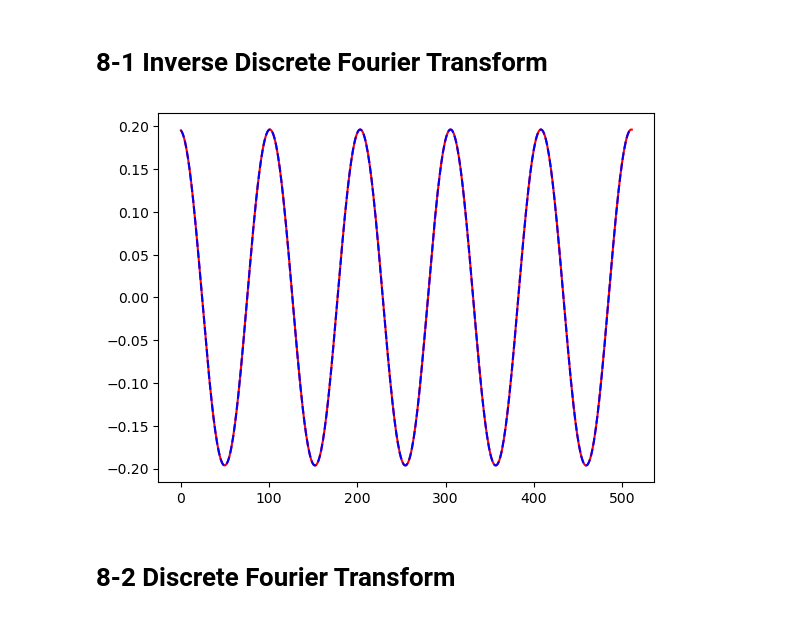
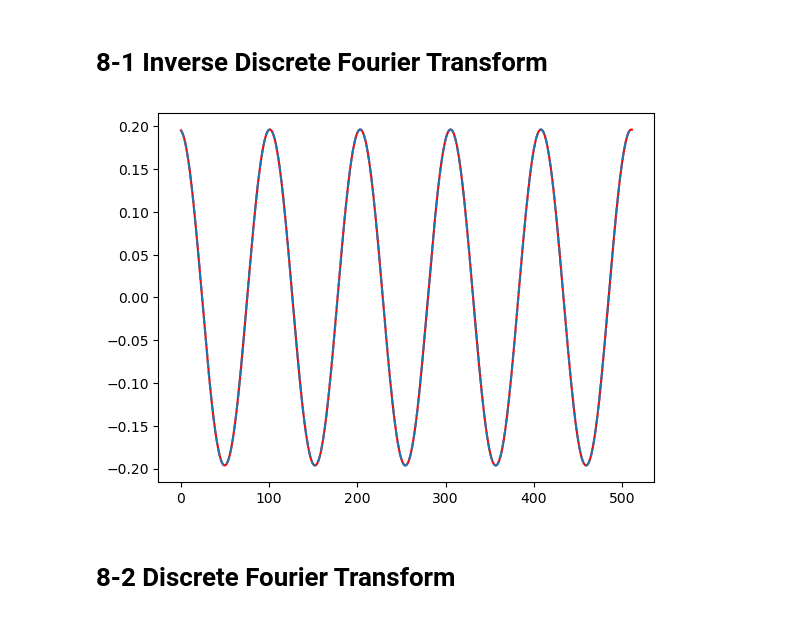
Before and after one commit to ujkam/sciengguidedsp_py, a Jupyter notebook: All_Chapters.ipynb, the cells around one changed output. Cells and saved outputs as stored; diff of their text form; code cells hidden in the pictures.

```diff
--- a/All_Chapters.ipynb
+++ b/All_Chapters.ipynb
@@ -204,10 +207,10 @@ for i in range(len(xx_alt)):
 # %%
 #The Number of postiive peaks in this plot should match the value in the freq variable.
 #There are two lines in this plot, red is the first method in 8-1, and blue is the alternate.
-py.plot(range(len(xx)), xx, 'r',range(len(xx_alt)), xx_alt, 'b--')
+plt.plot(range(len(xx)), xx, 'r',range(len(xx_alt)), xx_alt, 'C0--')
 plt.show()
 # %% [output]
-[figure, old version]
+[figure, new version]
 # %% [markdown]
 # 8-2 Discrete Fourier Transform
 # %%
```
Also changed, not shown: parts of 21 cells of this notebook.
